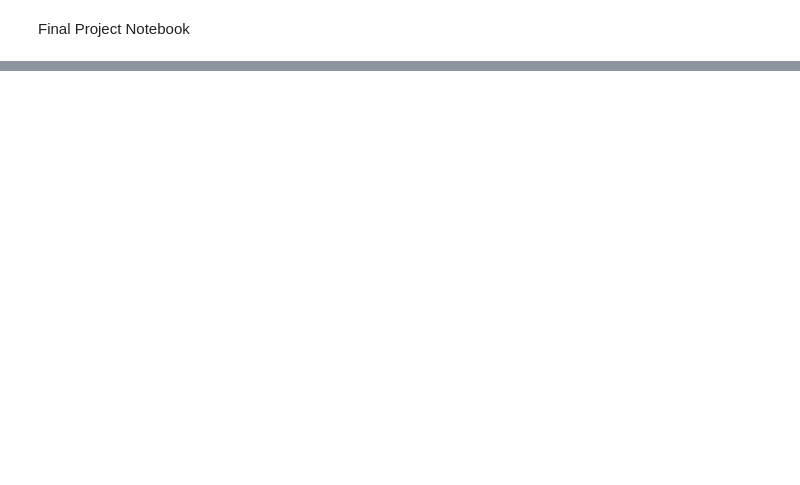
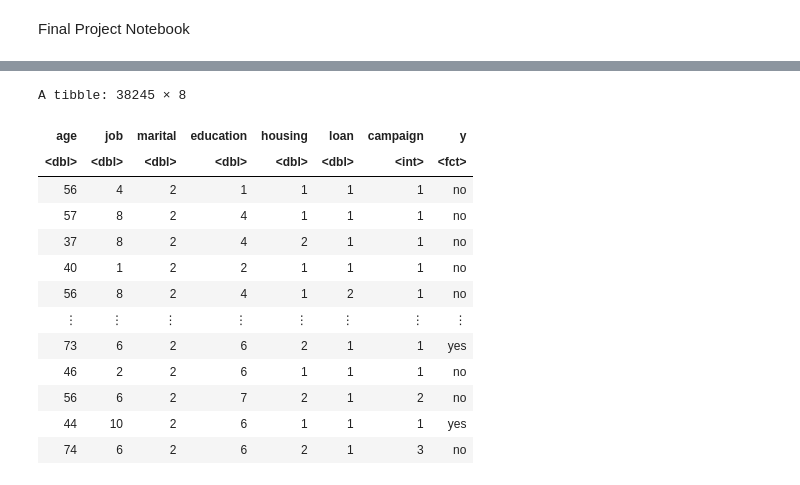
Before and after one commit to ArmaanKara/DSCI25Project, a Jupyter notebook: Final_Project.ipynb, the cells around one changed output, grey strips where cells are left out. Drawn from its saved outputs; the diff is of its cells as text; code cells hidden in the pictures; blank space fills up the shorter version.

Commit message:
Added some classification code

```diff
--- a/Final_Project.ipynb
+++ b/Final_Project.ipynb
@@ -86,0 +27,49 @@ ERROR: Error in read_delim("data/bank-additional-full.csv", delim = ";") %>% : c
+# %%
+# Retrieving and preparing the dataset for classification
+
+# Set the seed
+set.seed(7134)
+
+# Read the dataset and discard the unnecessary columns
+temp <- tempfile()
+download.file("https://archive.ics.uci.edu/ml/machine-learning-databases/00222/bank-additional.zip",temp)
+bank_data <- read.table(unz(temp, "bank-additional/bank-additional-full.csv"), sep=";", header=TRUE) %>%
+    select(age, job, marital, education, housing, loan, campaign, y)
+unlink(temp)
+bank_data <- as_tibble(bank_data)
+
+# Filter out rows with unknown data
+bank_data_filtered <- bank_data %>%
+    filter(job != "unknown",
+           marital != "unknown",
+           education != "unknown",
+           housing != "unknown",
+           loan != "unknown")
+
+# Convert all string columns to integers (needed for classification)
+bank_data_nums <- bank_data_filtered %>%
+    mutate(
+        age = as.double(age),
+        job = as.double(unclass(factor(job))),
+        marital = as.double(unclass(factor(marital))),
+        education = as.double(unclass(factor(education))),
+        housing = as.double(unclass(factor(housing))),
+        loan = as.double(unclass(factor(loan))),
+        y = factor(y)
+    )
+bank_data_nums
+# %% [output]
+A tibble: 38245 × 8
+| age | job | marital | education | housing | loan | campaign | y |
+| <dbl> | <dbl> | <dbl> | <dbl> | <dbl> | <dbl> | <int> | <fct> |
+| 56 | 4 | 2 | 1 | 1 | 1 | 1 | no |
+| 57 | 8 | 2 | 4 | 1 | 1 | 1 | no |
+| 37 | 8 | 2 | 4 | 2 | 1 | 1 | no |
+| 40 | 1 | 2 | 2 | 1 | 1 | 1 | no |
+| 56 | 8 | 2 | 4 | 1 | 2 | 1 | no |
+| ⋮ | ⋮ | ⋮ | ⋮ | ⋮ | ⋮ | ⋮ | ⋮ |
+| 73 | 6 | 2 | 6 | 2 | 1 | 1 | yes |
+| 46 | 2 | 2 | 6 | 1 | 1 | 1 | no |
+| 56 | 6 | 2 | 7 | 2 | 1 | 2 | no |
+| 44 | 10 | 2 | 6 | 1 | 1 | 1 | yes |
+| 74 | 6 | 2 | 6 | 2 | 1 | 3 | no |
```
Also changed, not shown: parts of 8 cells of this notebook.
